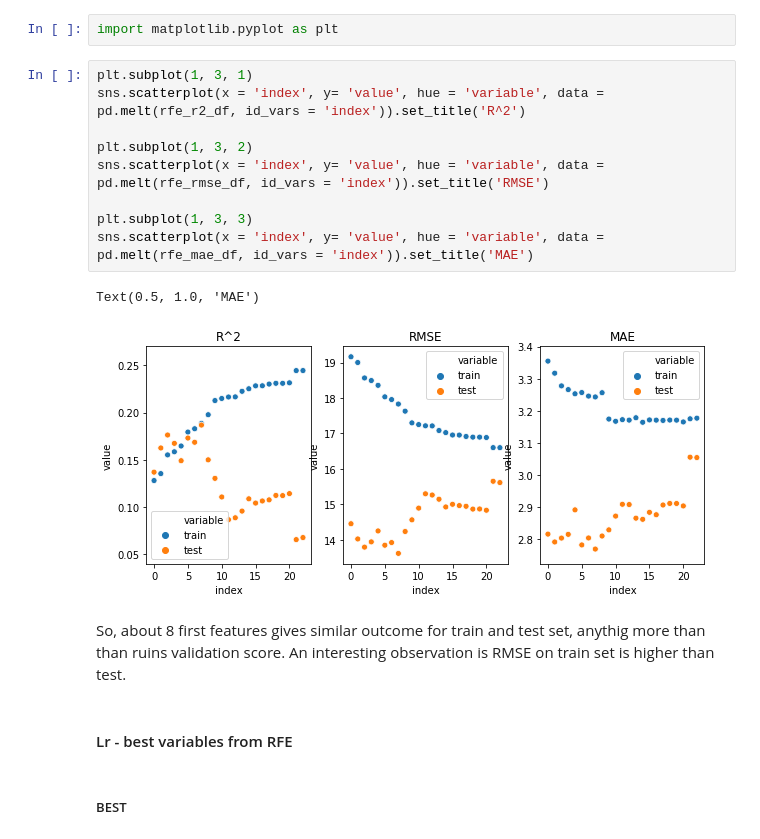
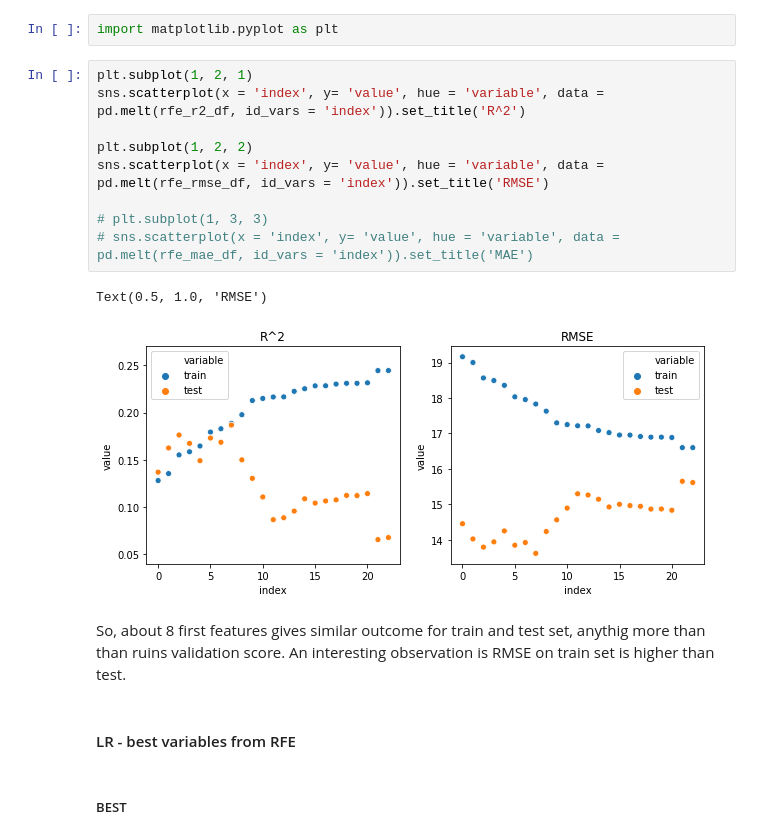
Before and after one commit to bugraefendi/ML-Grades, a Jupyter notebook: Modeling.ipynb, the cells around one changed output. Saved outputs shown, nothing was run; the diff lists cells and outputs as text.

```diff
--- a/Modeling.ipynb
+++ b/Modeling.ipynb
@@ -388,21 +373,21 @@ rfe_mae_df = pd.DataFrame(mae_vals,columns=['train','test']).reset_index()
 # %%
 import matplotlib.pyplot as plt
 # %%
-plt.subplot(1, 3, 1)
+plt.subplot(1, 2, 1)
 sns.scatterplot(x = 'index', y= 'value', hue = 'variable', data = pd.melt(rfe_r2_df, id_vars = 'index')).set_title('R^2')
 
-plt.subplot(1, 3, 2)
+plt.subplot(1, 2, 2)
 sns.scatterplot(x = 'index', y= 'value', hue = 'variable', data = pd.melt(rfe_rmse_df, id_vars = 'index')).set_title('RMSE')
 
-plt.subplot(1, 3, 3)
-sns.scatterplot(x = 'index', y= 'value', hue = 'variable', data = pd.melt(rfe_mae_df, id_vars = 'index')).set_title('MAE')
+# plt.subplot(1, 3, 3)
+# sns.scatterplot(x = 'index', y= 'value', hue = 'variable', data = pd.melt(rfe_mae_df, id_vars = 'index')).set_title('MAE')
 # %% [output]
-Text(0.5, 1.0, 'MAE')
+Text(0.5, 1.0, 'RMSE')
-[figure, old version]
+[figure, new version]
 # %% [markdown]
 So, about 8 first features gives similar outcome for train and test set, anythig more than than ruins validation score. An interesting observation is RMSE on train set is higher than test.
 # %% [markdown]
-#### Lr - best variables from RFE
+#### LR - best variables from RFE
 # %% [markdown]
 ##### BEST
 # %% [markdown]
```
Also changed, not shown: parts of 76 cells of this notebook.
